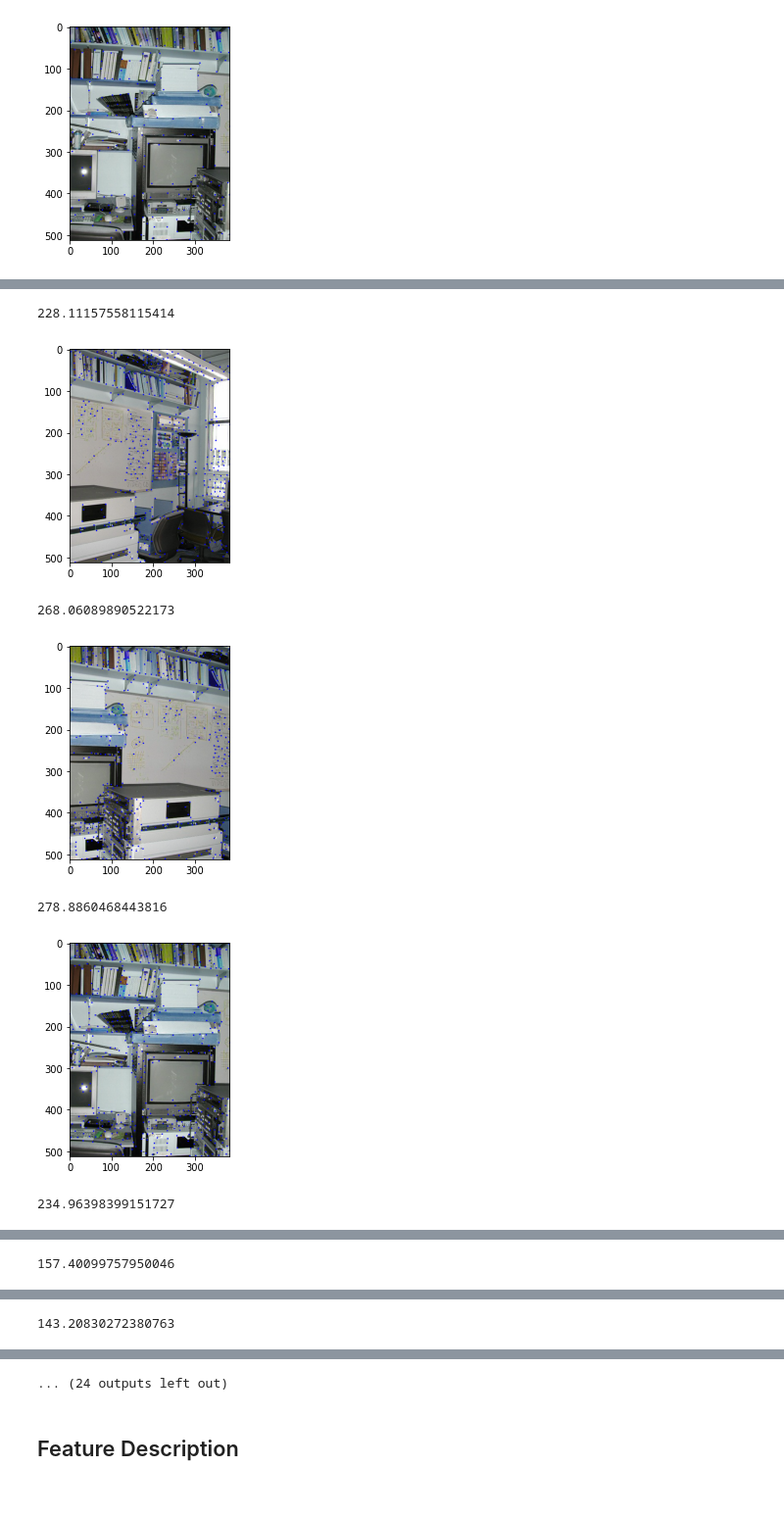
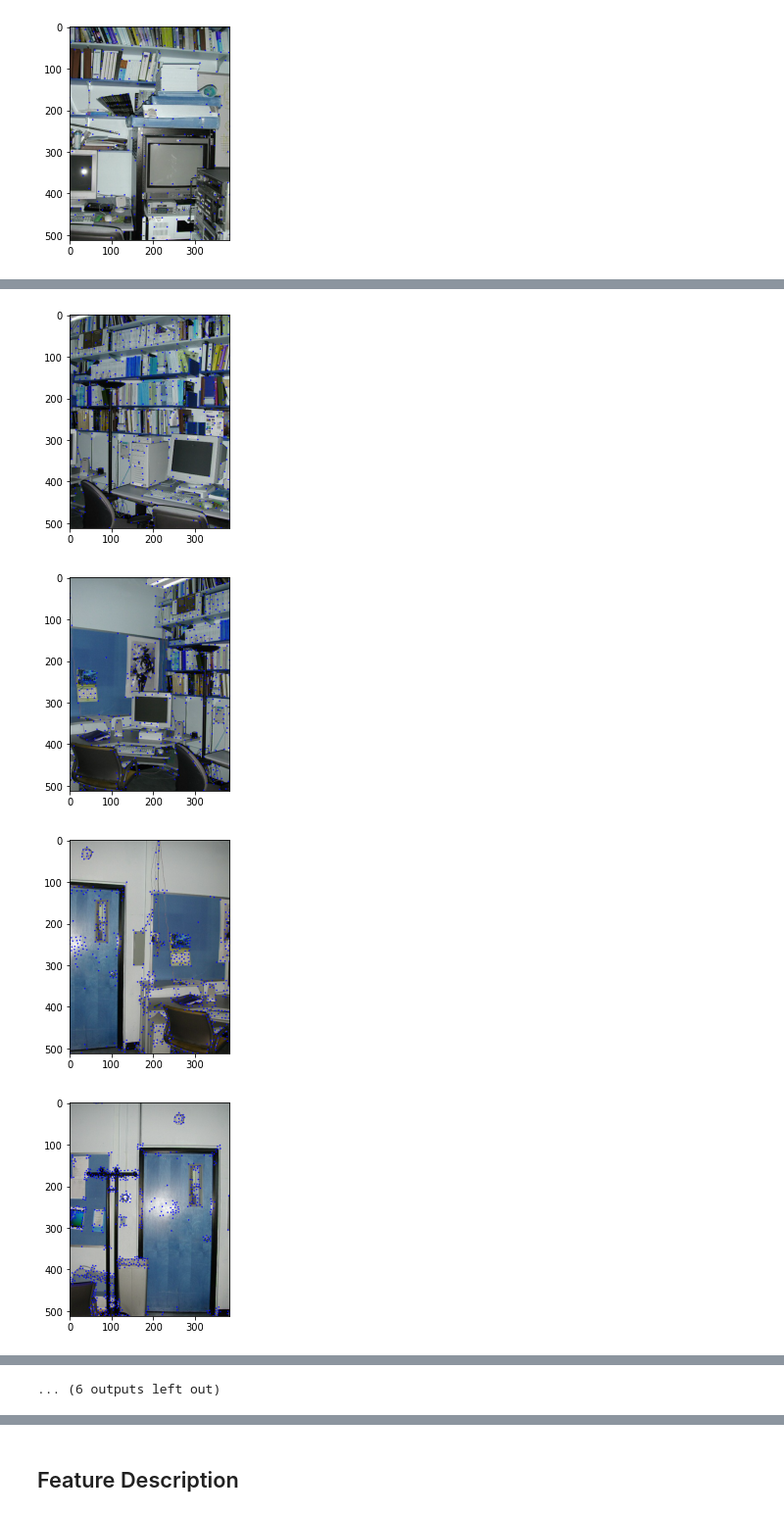
Before and after one commit to wlshih/vfx-image-stitching, a Jupyter notebook: code/msop.ipynb, the cells around one changed output, grey strips where cells are left out. Shown at 98% size. Cells and saved outputs as stored; diff of their text form; code cells hidden in the pictures.

Commit message:
image-stitching from Stephen

```diff
--- a/code/msop.ipynb
+++ b/code/msop.ipynb
@@ -163,6 +163,7 @@ plt.show()
 [figure]
 [figure]
 # %%
+'''test'''
 imgs = [i.copy() for i in IMGS]
 for img in imgs:
     gray = cv2.cvtColor(img,cv2.COLOR_BGR2GRAY)
@@ -171,8 +172,8 @@ for img in imgs:
     dst = NMS(dst)
     dst = cv2.dilate(dst, None)
     img[dst==1] = [0,0,255]
-    plt.imshow(img)
-    plt.show()
+#     plt.imshow(img)
+#     plt.show()
 
-# print_all(imgs)
+print_all(imgs)
 # %% [output]
@@ -178,0 +184,4 @@ for img in imgs:
+[figure]
+[figure]
+[figure, added]
+[figure, added]
@@ -179,7 +192 @@ for img in imgs:
-228.11157558115414
+... (6 outputs left out)
-[figure]
-268.06089890522173
-[figure]
-278.8860468443816
-[figure]
-234.96398399151727
@@ -187 +192,0 @@ for img in imgs:
-157.40099757950046
@@ -189 +192,0 @@ for img in imgs:
-143.20830272380763
@@ -191 +192,0 @@ for img in imgs:
-... (24 outputs left out)
```
Also changed, not shown: parts of 5 cells of this notebook, 2 other files.
